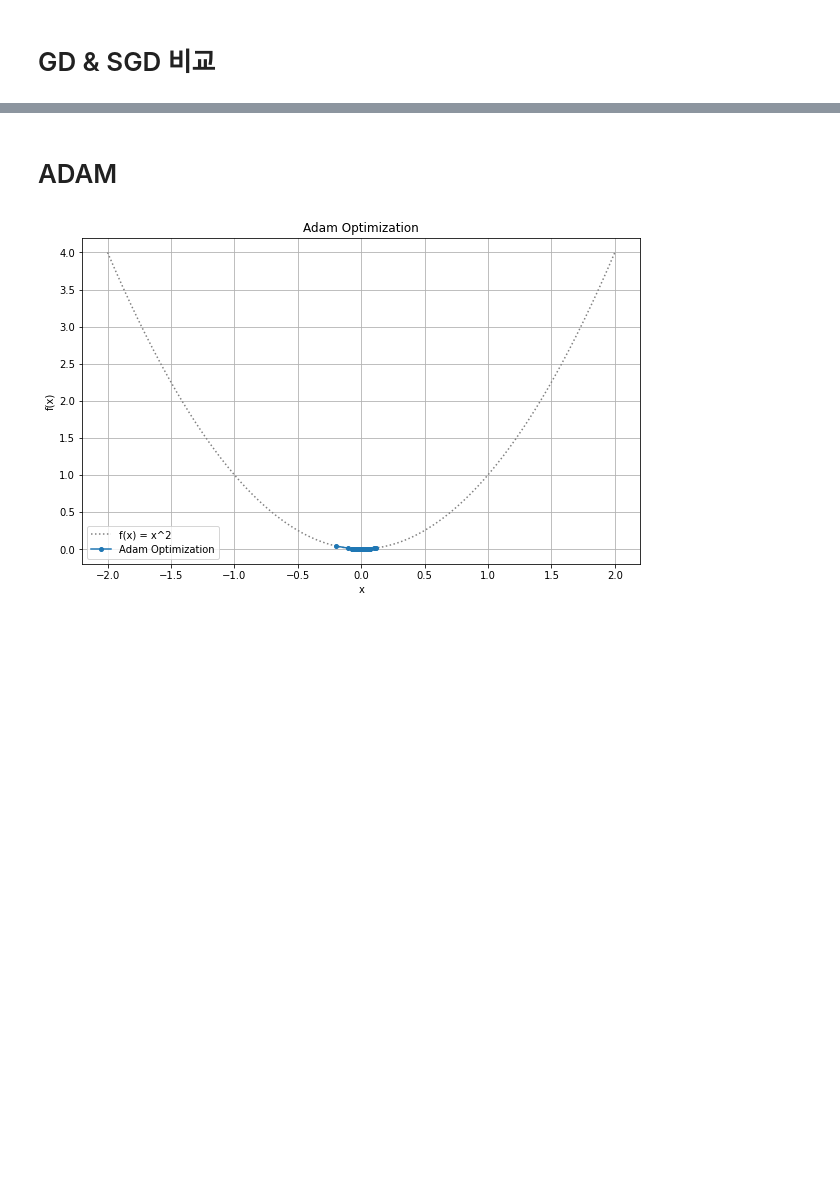
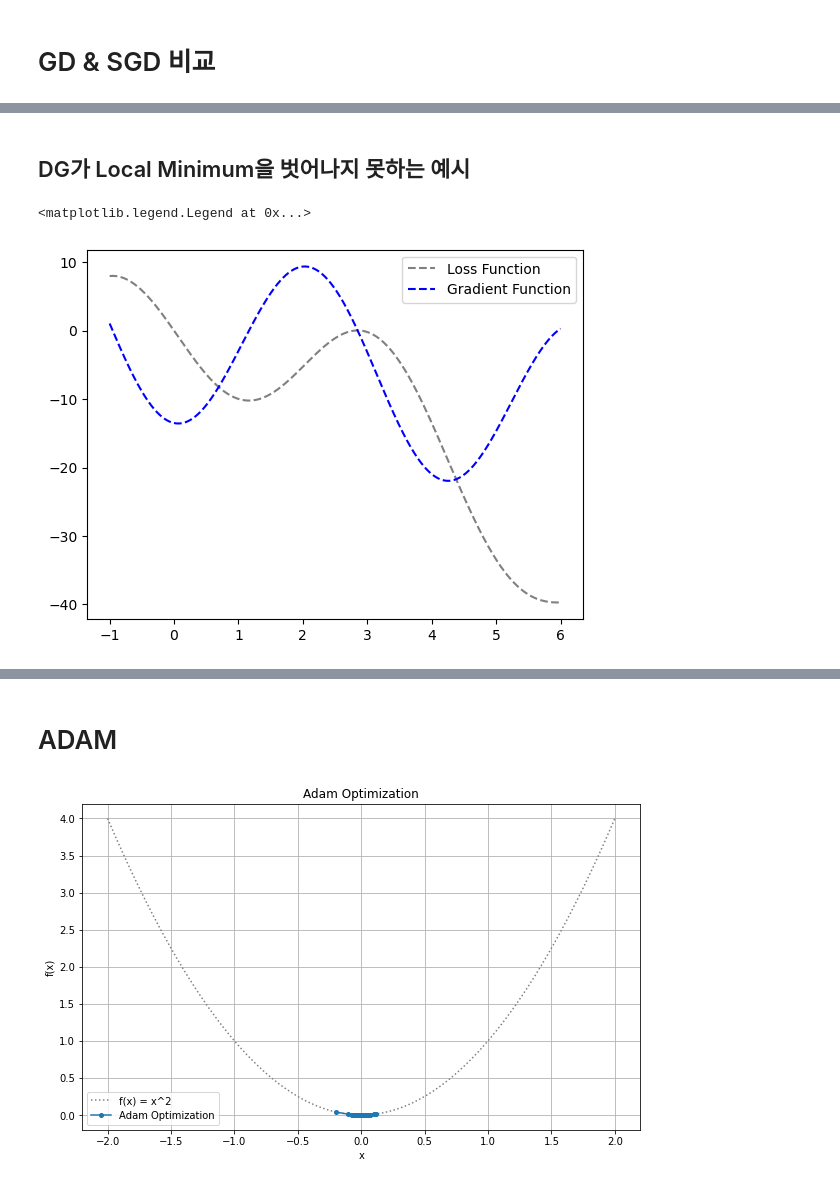
Before and after one commit to toughhyeok/DL-low-code, a Jupyter notebook: optimizer/SGD_GD.ipynb, the cells around one changed output, grey strips where cells are left out. Drawn from its saved outputs; the diff is of its cells as text; code cells hidden in the pictures; blank space fills up the shorter version.

```diff
--- a/optimizer/SGD_GD.ipynb
+++ b/optimizer/SGD_GD.ipynb
@@ -70,3 +72,20 @@ SGD: 1733152358.50221 ~ 1733152359.384769 : 0.882559061050415
+# %% [markdown]
+## DG가 Local Minimum을 벗어나지 못하는 예시
+# %%
+thetas = np.linspace(-1, 6, 1000)
+def loss_function(theta):
+    return -9*np.sin(1.5*theta) -theta**2
+def gradient_function(theta):
+    return -13.5*np.cos(1.5*theta) - 2*theta
+
+losses = [loss_function(theta) for theta in thetas]
+gradients = [gradient_function(theta) for theta in thetas]
+plt.plot(thetas, losses, label="Loss Function", color="gray", linestyle="--")
+plt.plot(thetas, gradients, label="Gradient Function", color="blue", linestyle="--")
+plt.legend()
+# %% [output]
+<matplotlib.legend.Legend at 0x...>
+[figure, added]
 # %%
 import numpy as np
 import matplotlib.pyplot as plt
```
Also changed, not shown: parts of 13 cells of this notebook, 1 other file.
